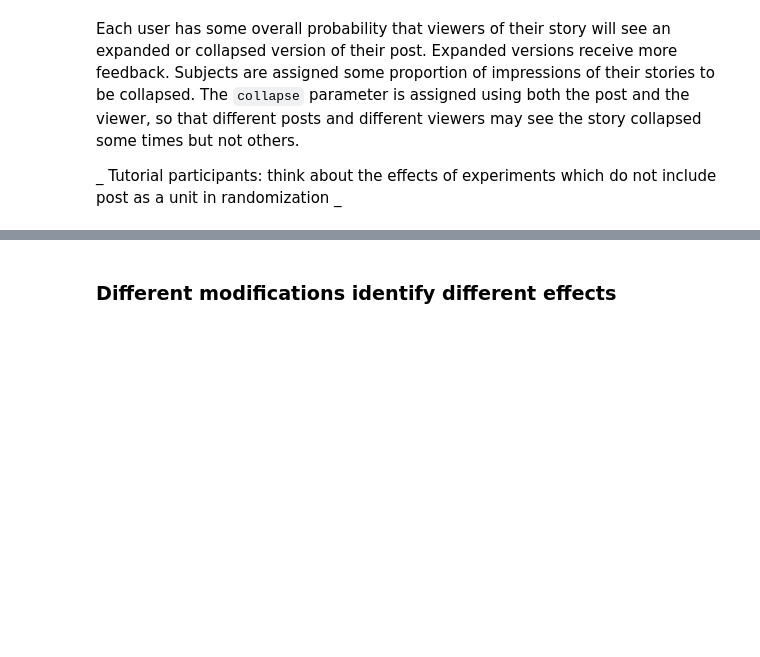
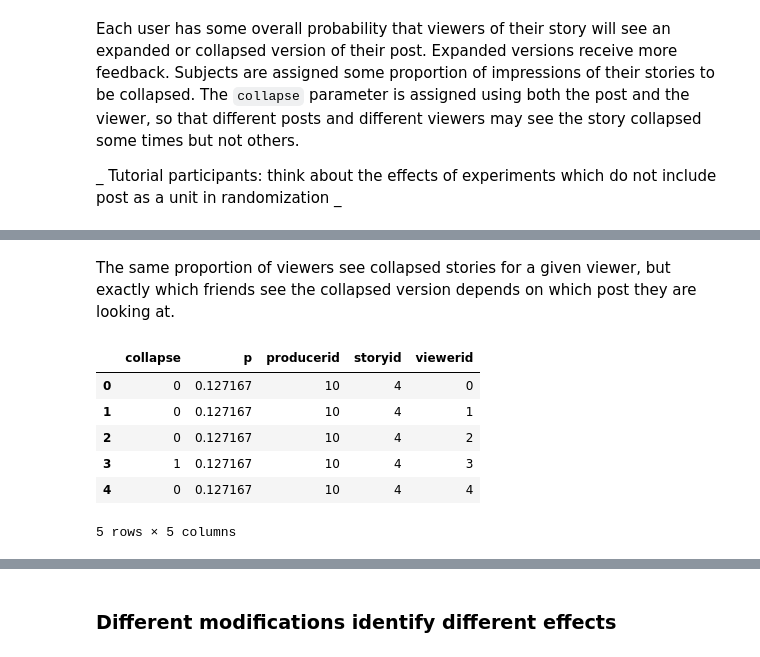
Before and after one commit to eytan/www-15-tutorial, a Jupyter notebook: 0-planout-intro.ipynb, the cells around one changed output, grey strips where cells are left out. Saved outputs shown, nothing was run; the diff lists cells and outputs as text; code cells hidden in the pictures; blank space fills up the shorter version.

```diff
--- a/0-planout-intro.ipynb
+++ b/0-planout-intro.ipynb
@@ -337,0 +369,12 @@ _ Tutorial participants: think about the effects of experiments which do not inc
+# %% [markdown]
+The same proportion of viewers see collapsed stories for a given viewer, but exactly which friends see the collapsed version depends on which post they are looking at.
+# %%
+sim_impressions(producerid=10, storyid=4)
+# %% [output]
+|  | collapse | p | producerid | storyid | viewerid |
+| 0 | 0 | 0.127167 | 10 | 4 | 0 |
+| 1 | 0 | 0.127167 | 10 | 4 | 1 |
+| 2 | 0 | 0.127167 | 10 | 4 | 2 |
+| 3 | 1 | 0.127167 | 10 | 4 | 3 |
+| 4 | 0 | 0.127167 | 10 | 4 | 4 |
+5 rows × 5 columns
```
Also changed, not shown: parts of 23 cells of this notebook, 2 other files.
